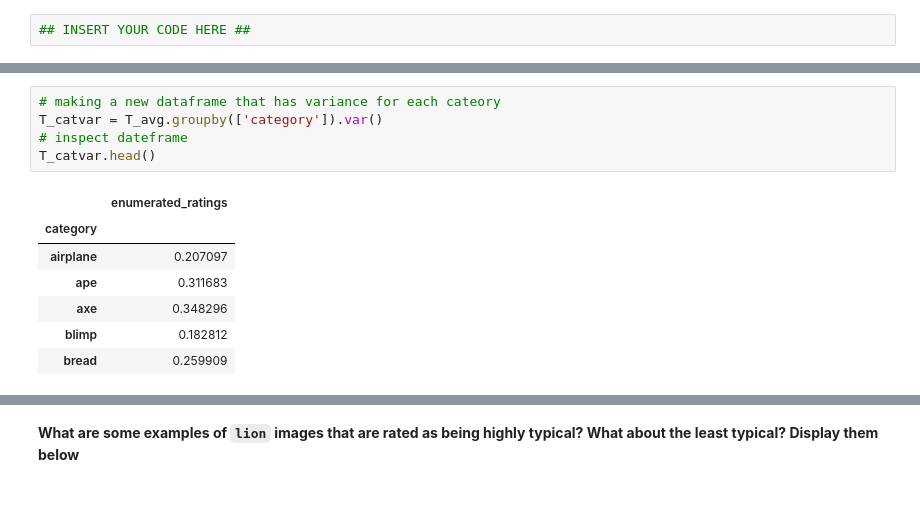
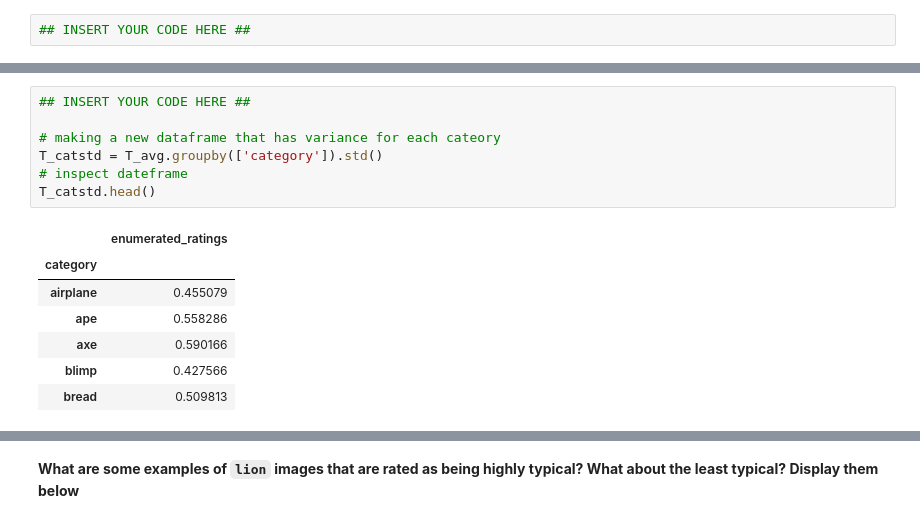
Before and after one commit to mfan3/labs, a Jupyter notebook: lab1/psyc193_lab1_mufan.ipynb, the cells around one changed output, grey strips where cells are left out. Cells and saved outputs as stored; diff of their text form.

```diff
--- a/lab1/psyc193_lab1_mufan.ipynb
+++ b/lab1/psyc193_lab1_mufan.ipynb
@@ -318,15 +328,17 @@ g.set_axis_labels("variance", "count")
 # %%
+## INSERT YOUR CODE HERE ##
+
 # making a new dataframe that has variance for each cateory
-T_catvar = T_avg.groupby(['category']).var()
+T_catstd = T_avg.groupby(['category']).std()
 # inspect dateframe
-T_catvar.head()
+T_catstd.head()
 # %% [output]
 |  | enumerated_ratings |
 | category |  |
-| airplane | 0.207097 |
-| ape | 0.311683 |
-| axe | 0.348296 |
-| blimp | 0.182812 |
-| bread | 0.259909 |
+| airplane | 0.455079 |
+| ape | 0.558286 |
+| axe | 0.590166 |
+| blimp | 0.427566 |
+| bread | 0.509813 |
 # %%
 # plotting how variances distribute between category
```
Also changed, not shown: parts of 31 cells of this notebook, 3 other files.
